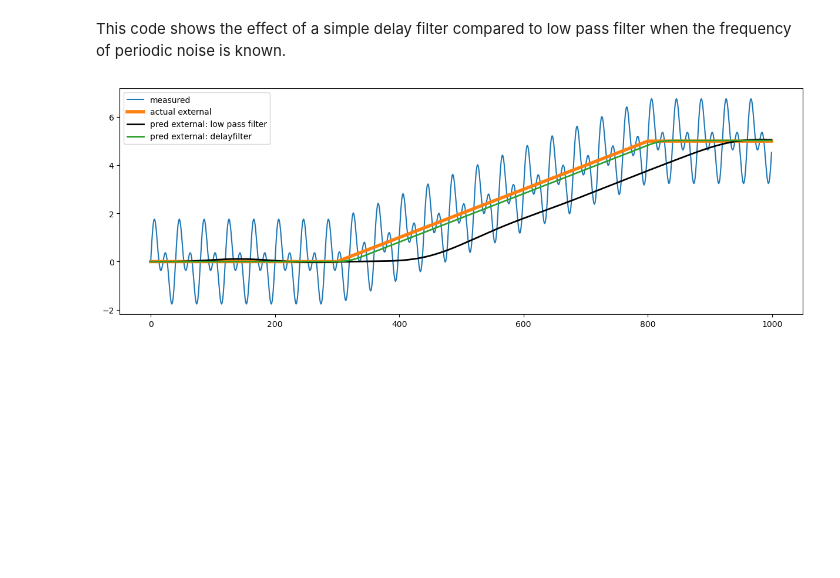
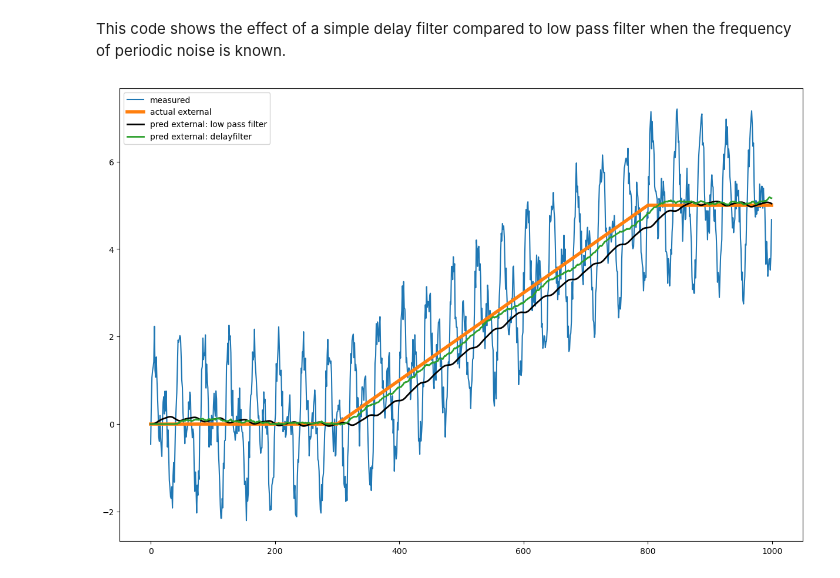
Before and after one commit to Shroff20/SP_DP_Prediction, a Jupyter notebook: code/demo_filtering.ipynb, the cells around one changed output. Saved outputs shown, nothing was run; the diff lists cells and outputs as text; code cells hidden in the pictures; blank space fills up the shorter version.

Commit message:
added noise

```diff
--- a/code/demo_filtering.ipynb
+++ b/code/demo_filtering.ipynb
@@ -13,46 +13,47 @@ fs = 1/dt
 t = np.arange(0, 10, dt)
 
 f0 = 2.5 # fundamental frequency of the blood pulses
-y_harmonic = np.sin(2*np.pi*f0*t) + np.sin(4*np.pi*f0*t) # example blood pulses
+y_harmonic = np.sin(2*np.pi*f0*t) + np.sin(4*np.pi*f0*t)  # example blood pulses
 y_other = np.heaviside(t-3, 0)*(t-3) - np.heaviside(t-8, 0)*(t-8)  # the signal we want to recover
+y_noise = np.random.rand(len(t))-.5
 
-y_measured = y_harmonic + y_other
+y_measured = y_harmonic + y_other + y_noise
 
 def method_filter(y_measured, wn): # low pass filter
 
-    sos = signal.butter(6, wn, 'lp', fs=fs, output='sos')
+    sos = signal.butter(2, wn, 'lp', fs=fs, output='sos')  # 2nd order lowpass filter
     y_filtered = signal.sosfilt(sos, y_measured)
 
     return y_filtered
 
 
 def method_filter_delayed(y_measured, delay): # delay filter
 
     y_recovered = np.zeros_like(y_measured)
 
     for i in range(delay, len(y_measured)):
         dy = y_measured[i]-y_measured[i-delay]  # the sginal has changed this much in 1 period
         y_recovered[i] = y_recovered[i-1] + dy*dt/f0*np.pi*2  # integrate
 
     return y_recovered  # note - in a real signal with noise, you may want to futher filter this
 
 
 delay = int(1/(f0*dt))  # number of sample points in 1 period of blood pulses  (this could be generalized by taking teh fft of of the last N points, finding fundamental freq this would handle the case where the frequency is changing slowly)
 
 y_filtered1 = method_filter(y_measured, wn = .5)
 y_filtered2 = method_filter_delayed(y_measured, delay)
 
 fig, ax = plt.subplots()
 ax.plot(y_measured, label = 'measured')
 ax.plot(y_other, label = 'actual external', linewidth = 4)
 
 ax.plot(y_filtered1, label = 'pred external: low pass filter', linewidth = 2, c = 'k')
 ax.plot(y_filtered2, label = 'pred external: delayfilter', linewidth = 2)
 
 ax.legend()
-fig.set_size_inches(15, 5)
+fig.set_size_inches(15, 10)
 # %% [output]
-[figure, old version]
+[figure, new version]
 # %%
 # This code does not work yet
 
```
